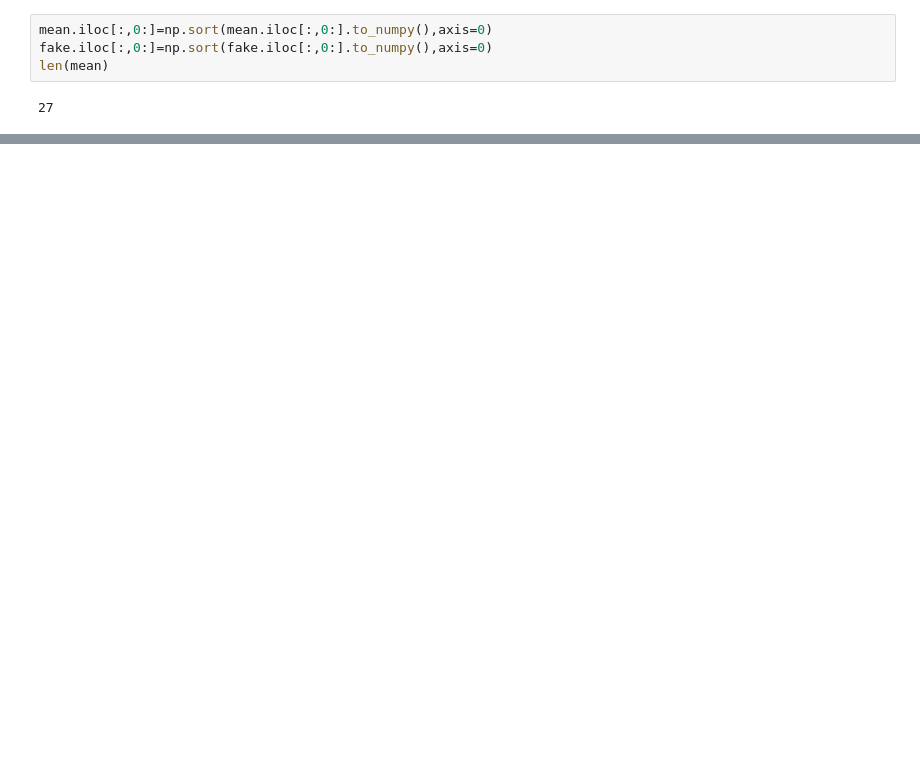
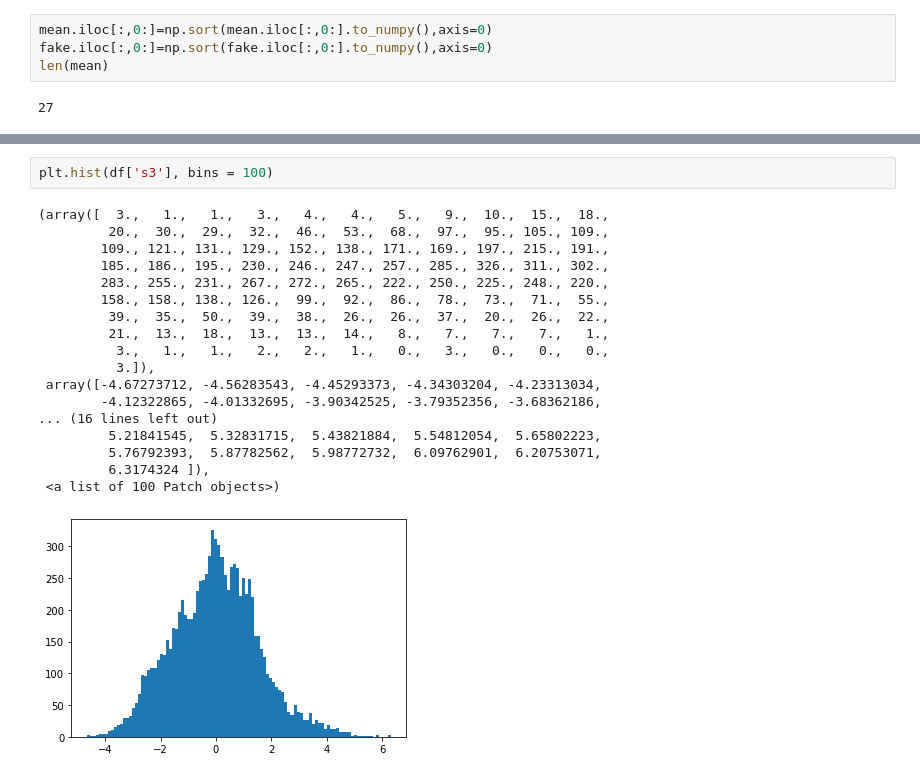
Before and after one commit to BenedettaFrancesconi/GenHack_challenge, a Jupyter notebook: notebooks/Data_Exploration.ipynb, the cells around one changed output, grey strips where cells are left out. Drawn from its saved outputs; the diff is of its cells as text; blank space fills up the shorter version.

```diff
--- a/notebooks/Data_Exploration.ipynb
+++ b/notebooks/Data_Exploration.ipynb
@@ -419,0 +350,21 @@ array(0)
+# %%
+plt.hist(df['s3'], bins = 100)
+# %% [output]
+(array([  3.,   1.,   1.,   3.,   4.,   4.,   5.,   9.,  10.,  15.,  18.,
+         20.,  30.,  29.,  32.,  46.,  53.,  68.,  97.,  95., 105., 109.,
+        109., 121., 131., 129., 152., 138., 171., 169., 197., 215., 191.,
+        185., 186., 195., 230., 246., 247., 257., 285., 326., 311., 302.,
+        283., 255., 231., 267., 272., 265., 222., 250., 225., 248., 220.,
+        158., 158., 138., 126.,  99.,  92.,  86.,  78.,  73.,  71.,  55.,
+         39.,  35.,  50.,  39.,  38.,  26.,  26.,  37.,  20.,  26.,  22.,
+         21.,  13.,  18.,  13.,  13.,  14.,   8.,   7.,   7.,   7.,   1.,
+          3.,   1.,   1.,   2.,   2.,   1.,   0.,   3.,   0.,   0.,   0.,
+          3.]),
+ array([-4.67273712, -4.56283543, -4.45293373, -4.34303204, -4.23313034,
+        -4.12322865, -4.01332695, -3.90342525, -3.79352356, -3.68362186,
+... (16 lines left out)
+         5.21841545,  5.32831715,  5.43821884,  5.54812054,  5.65802223,
+         5.76792393,  5.87782562,  5.98772732,  6.09762901,  6.20753071,
+         6.3174324 ]),
+ <a list of 100 Patch objects>)
+[figure, added]
```
Also changed, not shown: parts of 26 cells of this notebook.
